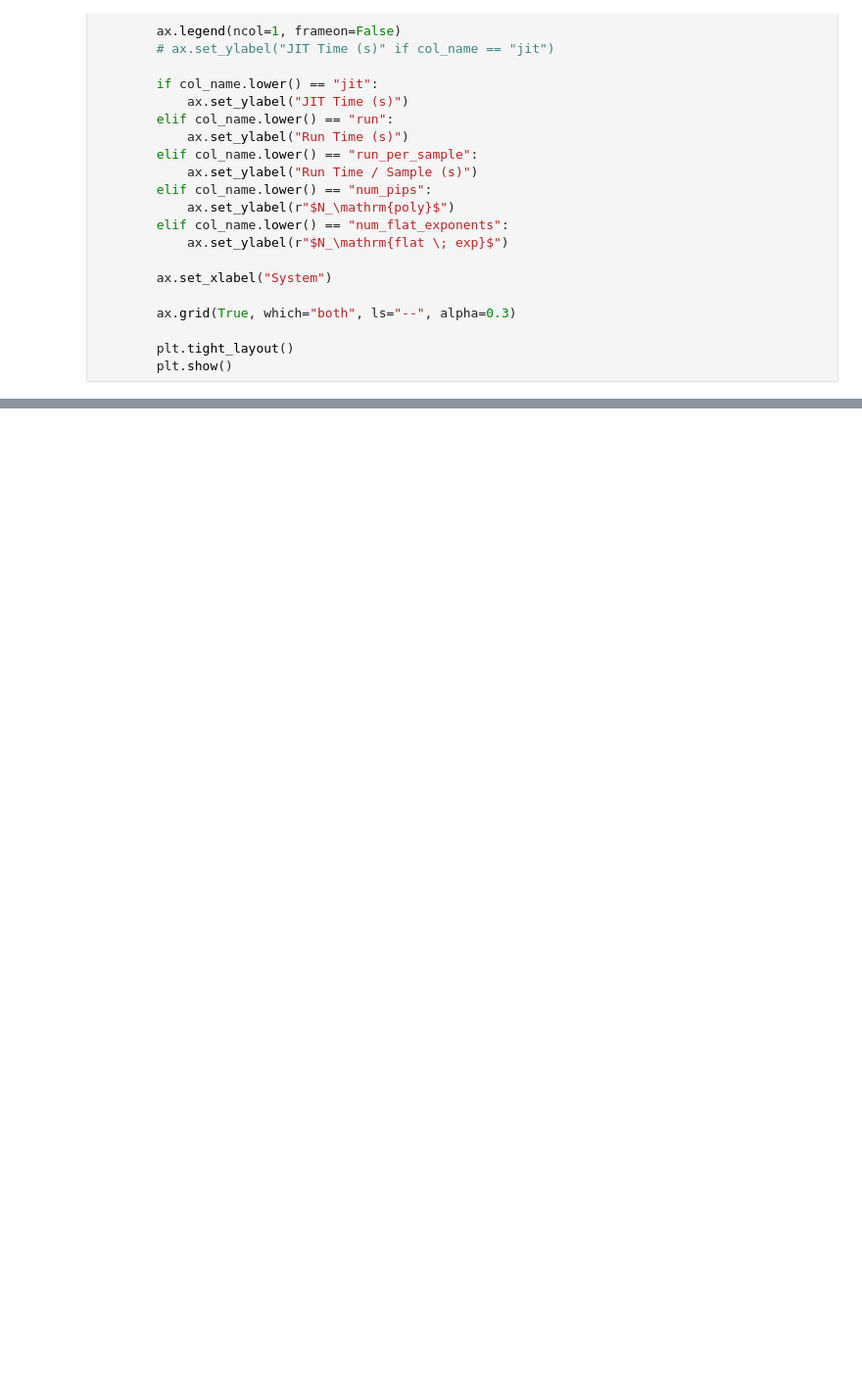
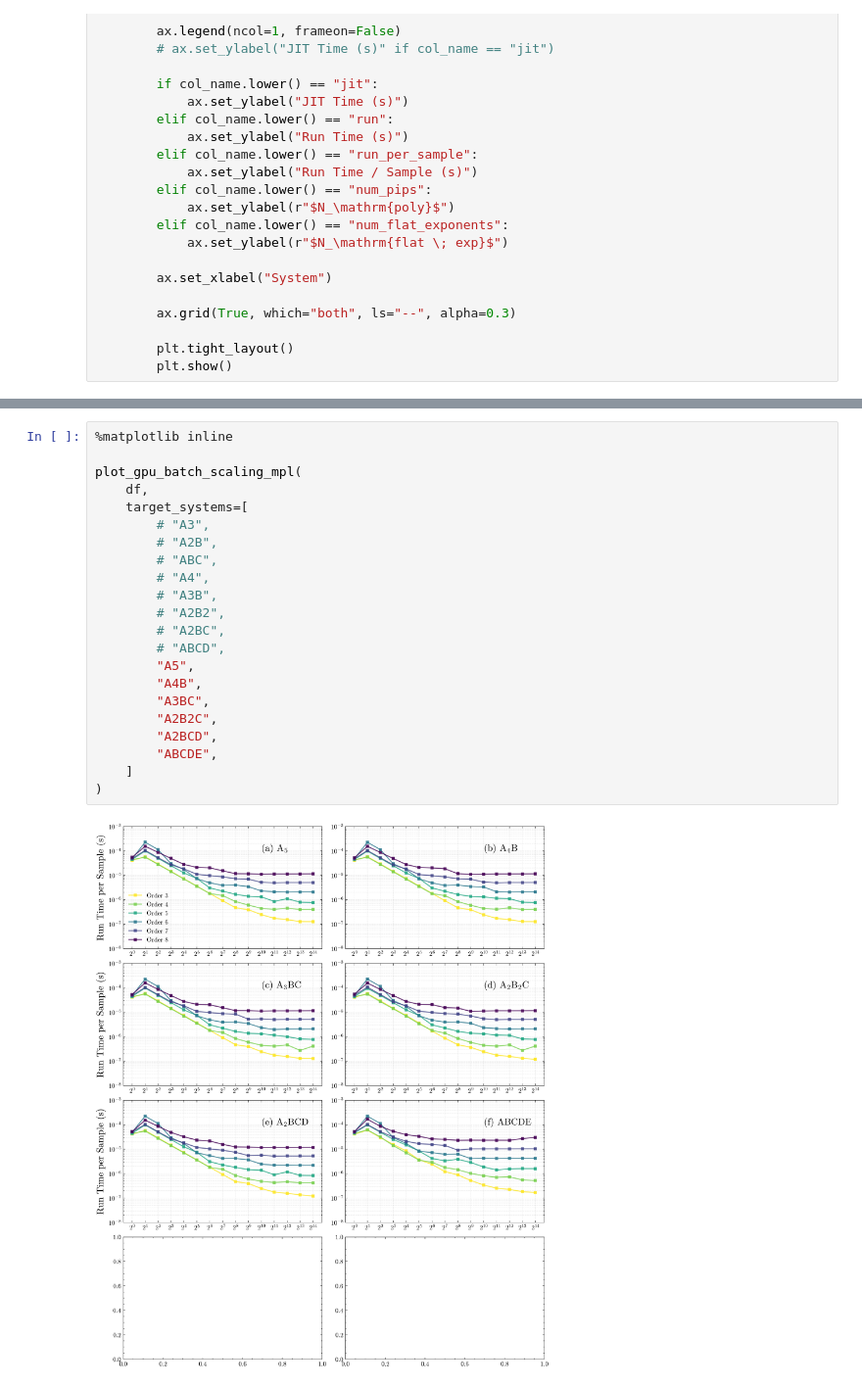
Before and after one commit to CQPES/JaxPIP, a Jupyter notebook: bench-batch/4090/plot-MOLPIPx.ipynb, the cells around one changed output, grey strips where cells are left out. Shown at 98% size. Cells and saved outputs as stored; diff of their text form; blank space fills up the shorter version.

```diff
--- a/bench-batch/4090/plot-MOLPIPx.ipynb
+++ b/bench-batch/4090/plot-MOLPIPx.ipynb
@@ -251,0 +256,24 @@ plot_gpu_batch_scaling_mpl(df)
+# %%
+%matplotlib inline
+
+plot_gpu_batch_scaling_mpl(
+    df,
+    target_systems=[
+        # "A3",
+        # "A2B",
+        # "ABC",
+        # "A4",
+        # "A3B",
+        # "A2B2",
+        # "A2BC",
+        # "ABCD",
+        "A5",
+        "A4B",
+        "A3BC",
+        "A2B2C",
+        "A2BCD",
+        "ABCDE",
+    ]
+)
+# %% [output]
+[figure, added]
```
Also changed, not shown: parts of 4 cells of this notebook, 13 other files.
